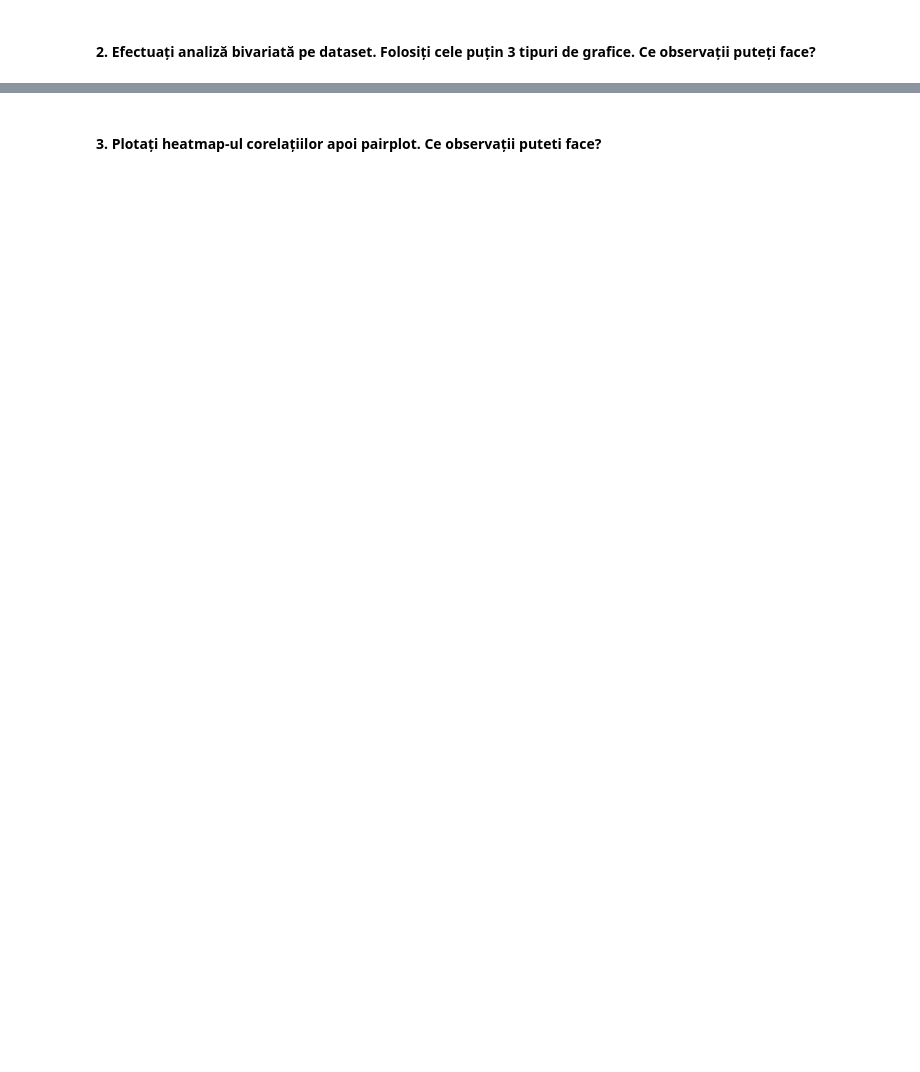
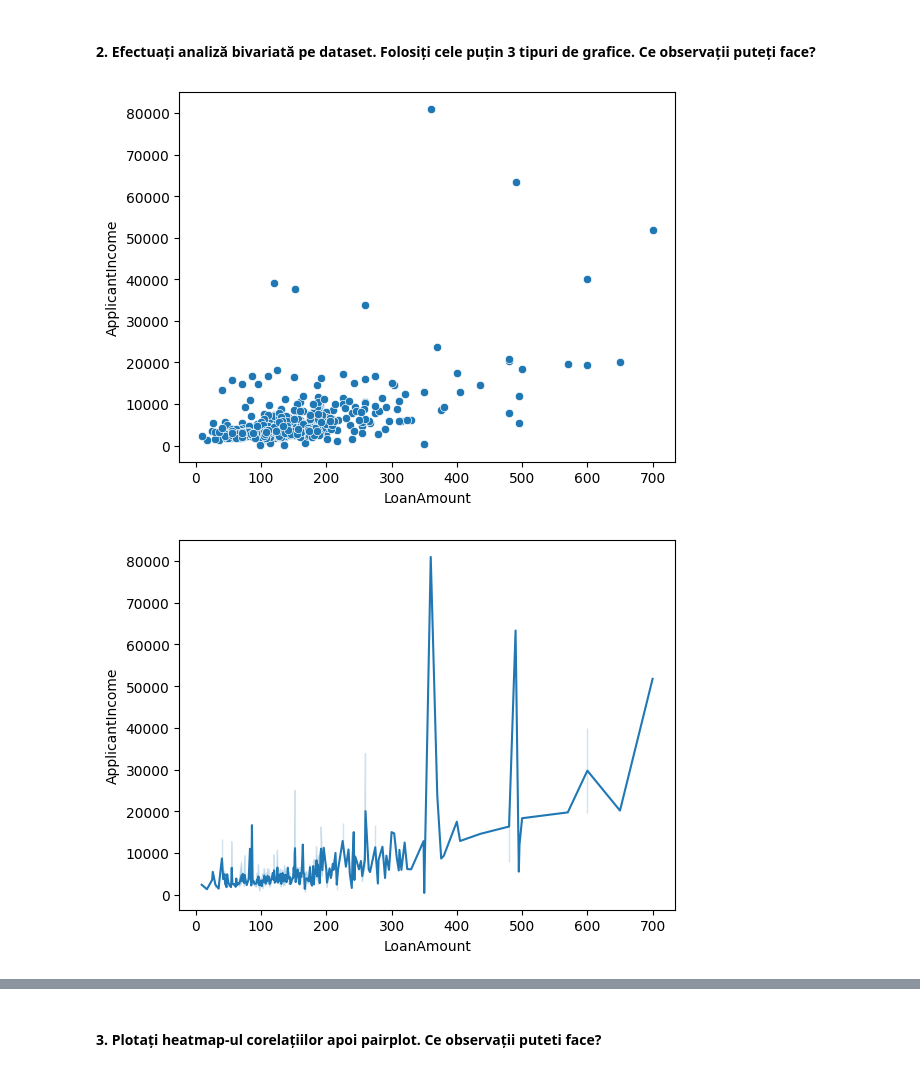
Before and after one commit to monica-raluca/MM, a Jupyter notebook: Lab03PR.ipynb, the cells around one changed output, grey strips where cells are left out. Cells and saved outputs as stored; diff of their text form; code cells hidden in the pictures; blank space fills up the shorter version.

```diff
--- a/Lab03PR.ipynb
+++ b/Lab03PR.ipynb
@@ -406,0 +554,12 @@ scatter, regplot, lineplot
+# %%
+sns.scatterplot(x='LoanAmount', y='ApplicantIncome', data=loan_df)
+plt.show()
+
+sns.lineplot(x='LoanAmount', y='ApplicantIncome', data=loan_df)
+plt.show()
+
+sns.regplot(x='LoanAmount', y='ApplicantIncome', data=loan_df)
+plt.show()
+# %% [output]
+[figure, added]
+[figure, added]
```
Also changed, not shown: parts of 36 cells of this notebook.
